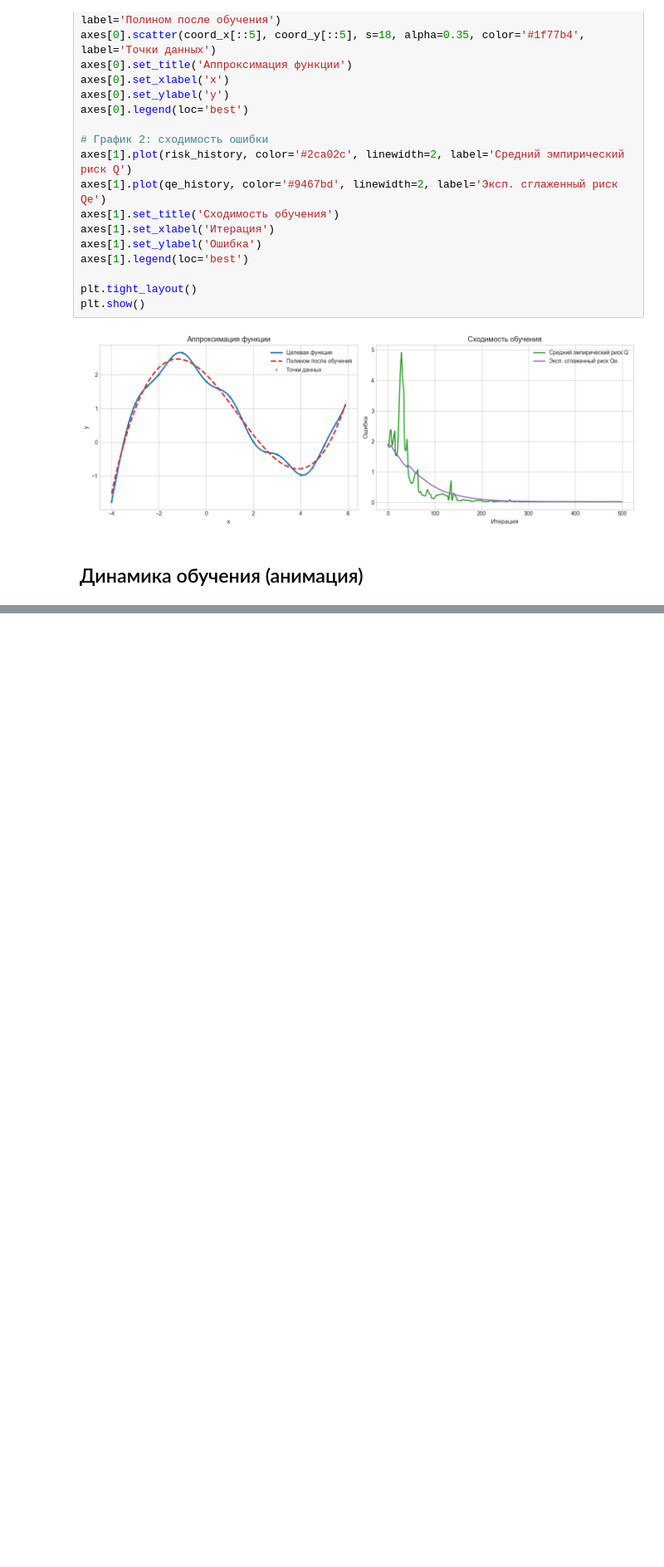
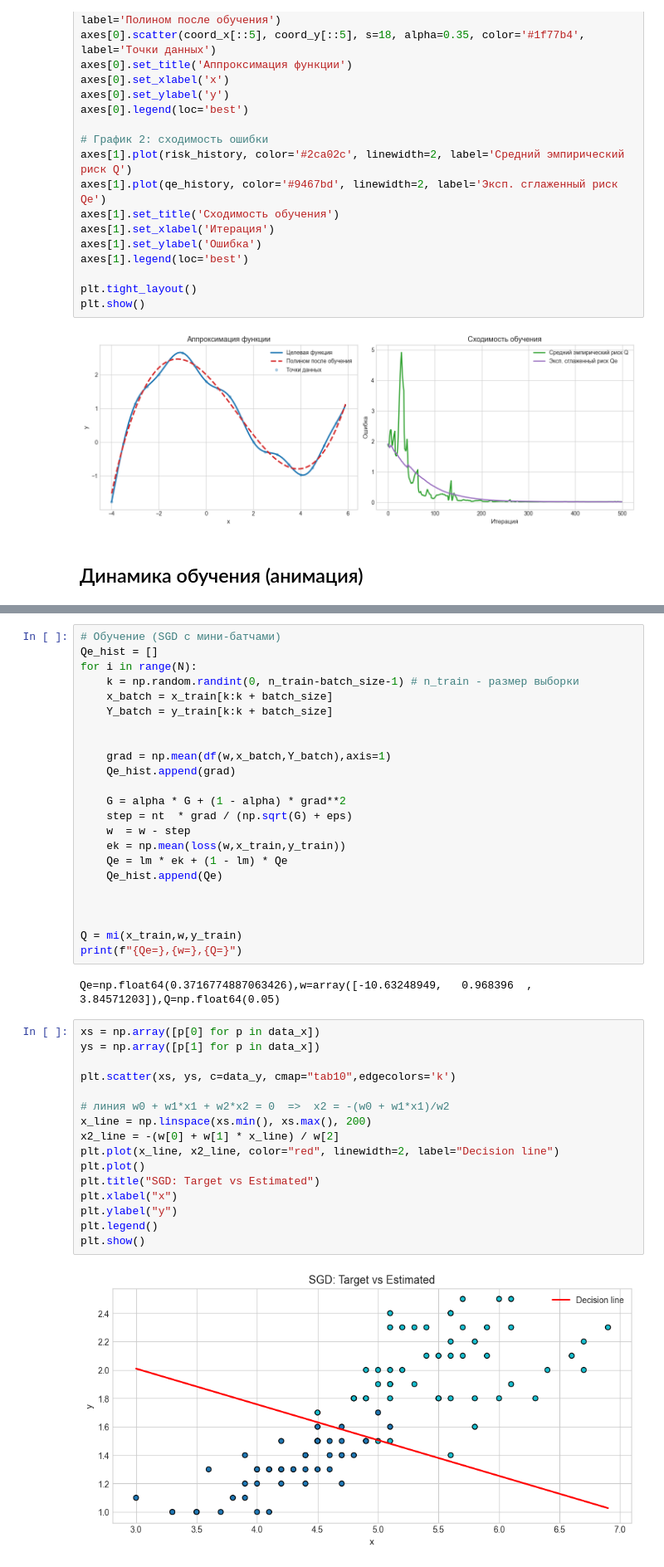
Before and after one commit to VladislavKiseliov/Machine_learning, a Jupyter notebook: SGD/Test.ipynb, the cells around one changed output, grey strips where cells are left out. Shown at 83% size. Cells and saved outputs as stored; diff of their text form; blank space fills up the shorter version.

```diff
--- a/SGD/Test.ipynb
+++ b/SGD/Test.ipynb
@@ -175,0 +215,43 @@ HTML(ani.to_jshtml())
+# %%
+# Обучение (SGD с мини-батчами)
+Qe_hist = []
+for i in range(N):
+    k = np.random.randint(0, n_train-batch_size-1) # n_train - размер выборки
+    x_batch = x_train[k:k + batch_size]
+    Y_batch = y_train[k:k + batch_size]
+
+
+    grad = np.mean(df(w,x_batch,Y_batch),axis=1)
+    Qe_hist.append(grad)
+
+    G = alpha * G + (1 - alpha) * grad**2
+    step = nt  * grad / (np.sqrt(G) + eps)
+    w  = w - step
+    ek = np.mean(loss(w,x_train,y_train))
+    Qe = lm * ek + (1 - lm) * Qe
+    Qe_hist.append(Qe)
+
+
+
+Q = mi(x_train,w,y_train)
+print(f"{Qe=},{w=},{Q=}")
+# %% [output]
+Qe=np.float64(0.3716774887063426),w=array([-10.63248949,   0.968396  ,   3.84571203]),Q=np.float64(0.05)
+# %%
+xs = np.array([p[0] for p in data_x])
+ys = np.array([p[1] for p in data_x])
+
+plt.scatter(xs, ys, c=data_y, cmap="tab10",edgecolors='k')
+
+# линия w0 + w1*x1 + w2*x2 = 0  =>  x2 = -(w0 + w1*x1)/w2
+x_line = np.linspace(xs.min(), xs.max(), 200)
+x2_line = -(w[0] + w[1] * x_line) / w[2]
+plt.plot(x_line, x2_line, color="red", linewidth=2, label="Decision line")
+plt.plot()
+plt.title("SGD: Target vs Estimated")
+plt.xlabel("x")
+plt.ylabel("y")
+plt.legend()
+plt.show()
+# %% [output]
+[figure, added]
```
Also changed, not shown: parts of 3 cells of this notebook, 1 other file.
